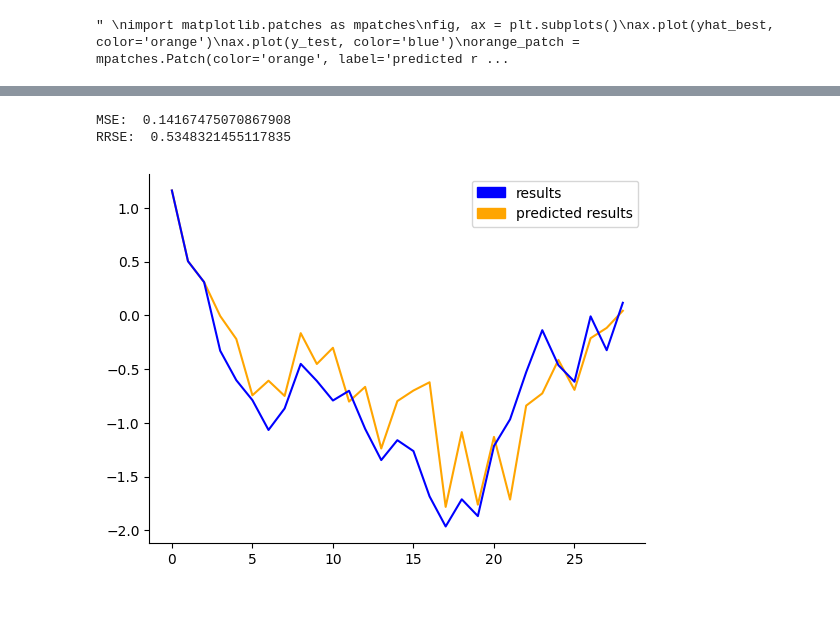
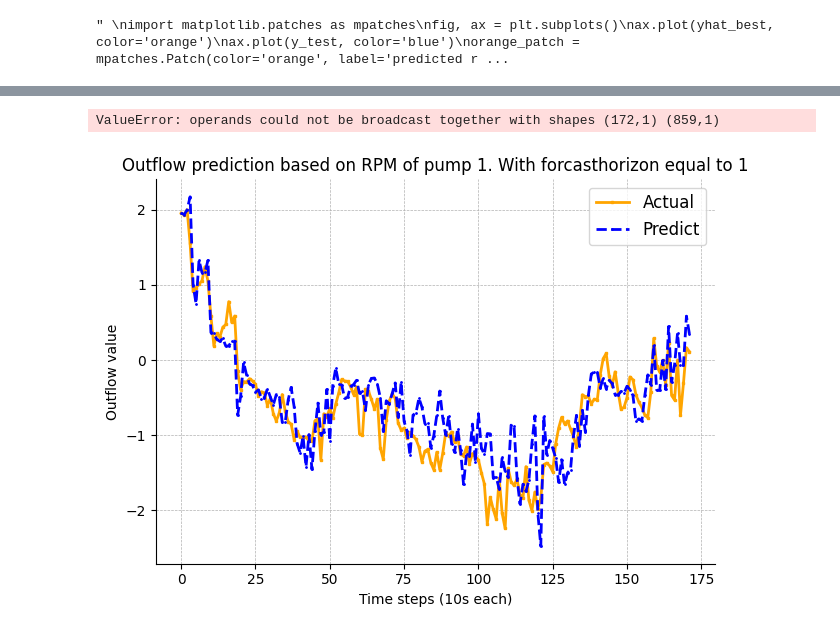
Before and after one commit to nitram1805/Digitization_of_electronic_assets, a Jupyter notebook: Group_1_final_proj.ipynb, the cells around one changed output, grey strips where cells are left out. Cells and saved outputs as stored; diff of their text form; code cells hidden in the pictures; blank space fills up the shorter version.

```diff
--- a/Group_1_final_proj.ipynb
+++ b/Group_1_final_proj.ipynb
@@ -425,25 +430,31 @@ for i in ['RReLU']:
     if device == "cuda":
         narx_net.net.to(torch.device("cuda"))
     narx_net.fit(X=x_train_1, y=y_train_1,X_test=x_test_1, y_test=y_test_1)
-    yhat = narx_net.predict(X=x_test_1, y=y_test_1)
+    yhat = narx_net.predict(X=x_compare_1, y=y_compare_1)
     mse = mean_squared_error(y_test_1, yhat)
     print("MSE: ", mse)
-    rrse = root_relative_squared_error(y_test_1, yhat)
+    rrse = root_relative_squared_error(y_compare_1, yhat)
     print("RRSE: ",rrse)
     eval_dict.update({i:{"rrse":rrse,"mse":mse,'yhat':yhat}})
 # %% [output]
-MSE:  0.14167475070867908
-RRSE:  0.5348321455117835
+ValueError: operands could not be broadcast together with shapes (172,1) (859,1)
-# %%
-
-import matplotlib.patches as mpatches
-fig, ax = plt.subplots()
-ax.plot(eval_dict["RReLU"]['yhat'], color='orange')
-ax.plot(y_test_1, color='blue')
-orange_patch = mpatches.Patch(color='orange', label='predicted results')
-blue_patch = mpatches.Patch(color='blue', label='results')
-ax.legend(handles=[blue_patch,orange_patch])
-
-plt.show()
-# %% [output]
-[figure, removed]
+# %%
+fig, ax = plt.subplots()
+ax.plot(y_compare_1, color='orange', linestyle='-', linewidth=2, marker='s', markersize=1.5, label='Actual')
+ax.plot(eval_dict["RReLU"]['yhat'] ,color='blue', linestyle='--', linewidth=2, marker='o', markersize=1, label='Predict')
+
+ax.set_title(f"Outflow prediction based on RPM of pump 1. With forcasthorizon equal to 1")
+ax.set_xlabel(f"Time steps (10s each)")
+ax.set_ylabel("Outflow value")
+ax.grid(True, which='both', linestyle='--', linewidth = 0.5)
+
+# Adding a legend
+plt.legend(fontsize=12)
+
+# Adjusting the layout
+plt.tight_layout()
+
+plt.show()
+#plt.savefig()
+# %% [output]
+[figure, added]
```
Also changed, not shown: parts of 20 cells of this notebook, 2 other files.
